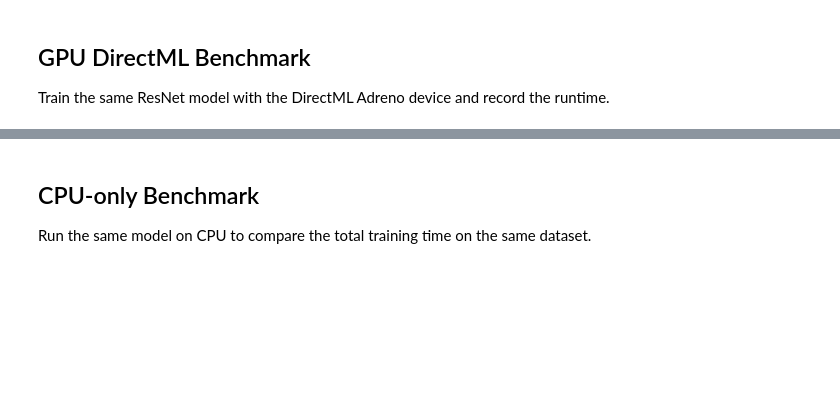
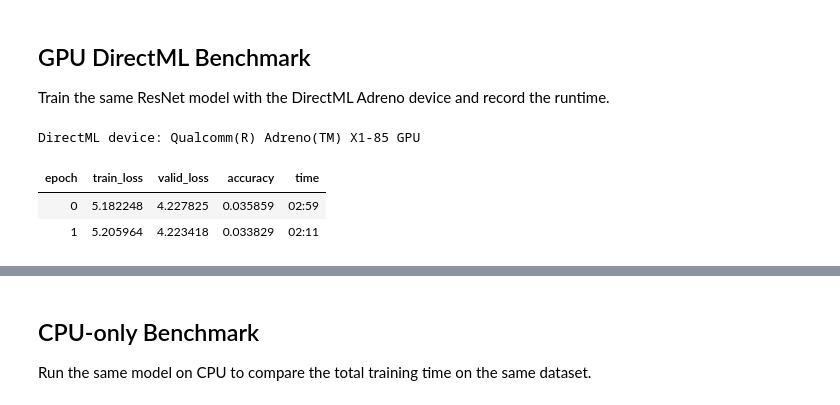
Before and after one commit to SultaniSaid/practical-deep-learning-consumer-gpu, a Jupyter notebook: lesson1_gpu_vs_cpu.ipynb, the cells around one changed output, grey strips where cells are left out. Drawn from its saved outputs; the diff is of its cells as text; code cells hidden in the pictures; blank space fills up the shorter version.

```diff
--- a/lesson1_gpu_vs_cpu.ipynb
+++ b/lesson1_gpu_vs_cpu.ipynb
@@ -52,14 +66,36 @@ Train the same ResNet model with the DirectML Adreno device and record the runti
 # %%
 gpu_device = torch_directml.device()
 print('DirectML device:', torch_directml.device_name(0))
 
-dls_gpu = dls_base.new(device=gpu_device)
+dls_gpu = DataLoaders(
+    dls_base.train.new(device=gpu_device),
+    dls_base.valid.new(device=gpu_device),
+    path=dls_base.path,
+    device=gpu_device
+)
+
 learn_gpu = cnn_learner(dls_gpu, resnet18, metrics=accuracy).to_fp16(enabled=False)
 learn_gpu.to(gpu_device)
+
+def move_norm_tensors_from_learner(learn, device):
+    for dl in [learn.dls.train, learn.dls.valid]:
+        if hasattr(dl, 'after_batch') and hasattr(dl.after_batch, 'fs'):
+            for tfm in dl.after_batch.fs:
+                if hasattr(tfm, 'mean') and tfm.mean is not None and tfm.mean.device.type == 'cpu':
+                    tfm.mean = tfm.mean.to(device)
+                if hasattr(tfm, 'std') and tfm.std is not None and tfm.std.device.type == 'cpu':
+                    tfm.std = tfm.std.to(device)
+
+move_norm_tensors_from_learner(learn_gpu, gpu_device)
 
 n_epochs = 2
 start = time.perf_counter()
 learn_gpu.fit_one_cycle(n_epochs, lr_max=3e-3)
 gpu_time = time.perf_counter() - start
 
 print(f'GPU DirectML elapsed: {gpu_time:.2f}s')
+# %% [output]
+DirectML device: Qualcomm(R) Adreno(TM) X1-85 GPU
+| epoch | train_loss | valid_loss | accuracy | time |
+| 0 | 5.182248 | 4.227825 | 0.035859 | 02:59 |
+| 1 | 5.205964 | 4.223418 | 0.033829 | 02:11 |
```
Also changed, not shown: parts of 4 cells of this notebook, 4 other files.
